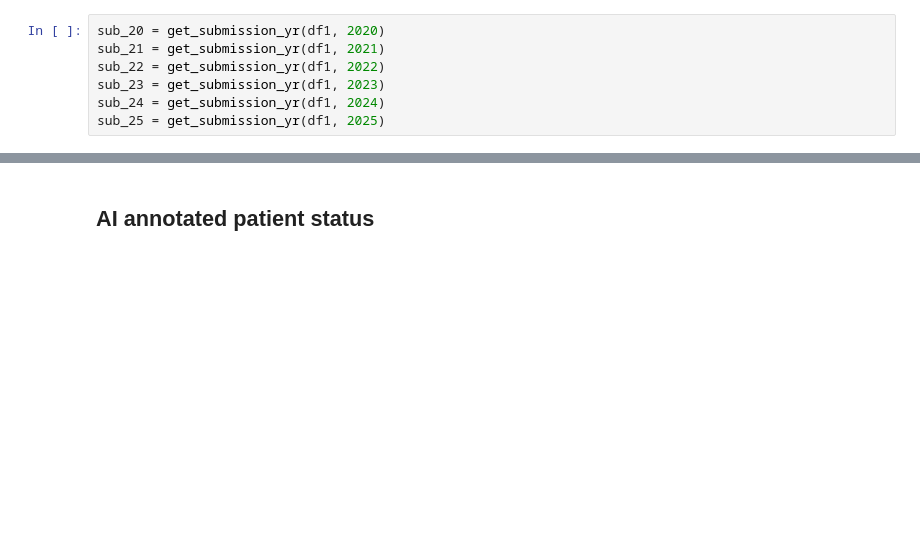
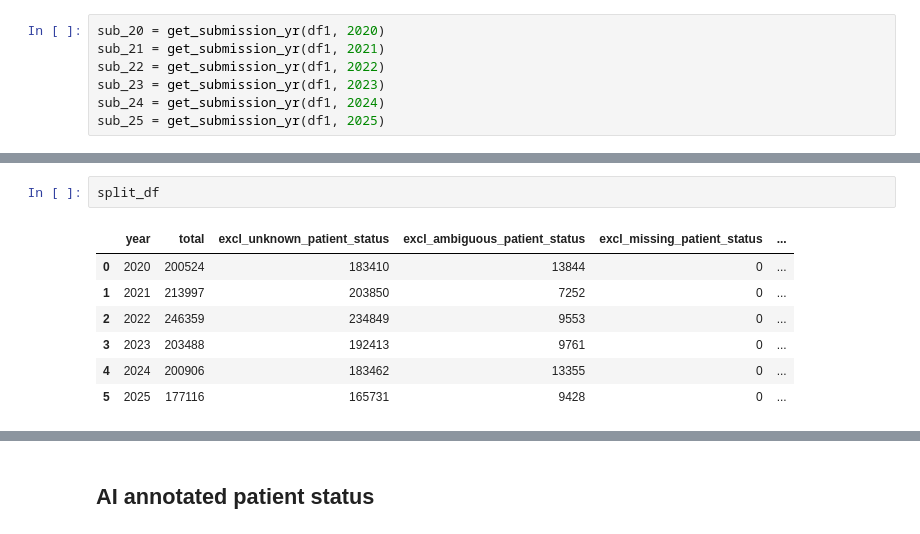
Before and after one commit to ASudu/EpiCoV_Summer25, a Jupyter notebook: src/compare_years.ipynb, the cells around one changed output, grey strips where cells are left out. Saved outputs shown, nothing was run; the diff lists cells and outputs as text; blank space fills up the shorter version.

```diff
--- a/src/compare_years.ipynb
+++ b/src/compare_years.ipynb
@@ -1431,0 +1653,10 @@ plt.show()
+# %%
+split_df
+# %% [output]
+|  | year | total | excl_unknown_patient_status | excl_ambiguous_patient_status | excl_missing_patient_status | ... |
+| 0 | 2020 | 200524 | 183410 | 13844 | 0 | ... |
+| 1 | 2021 | 213997 | 203850 | 7252 | 0 | ... |
+| 2 | 2022 | 246359 | 234849 | 9553 | 0 | ... |
+| 3 | 2023 | 203488 | 192413 | 9761 | 0 | ... |
+| 4 | 2024 | 200906 | 183462 | 13355 | 0 | ... |
+| 5 | 2025 | 177116 | 165731 | 9428 | 0 | ... |
```
Also changed, not shown: parts of 43 cells of this notebook, 1 other file.
